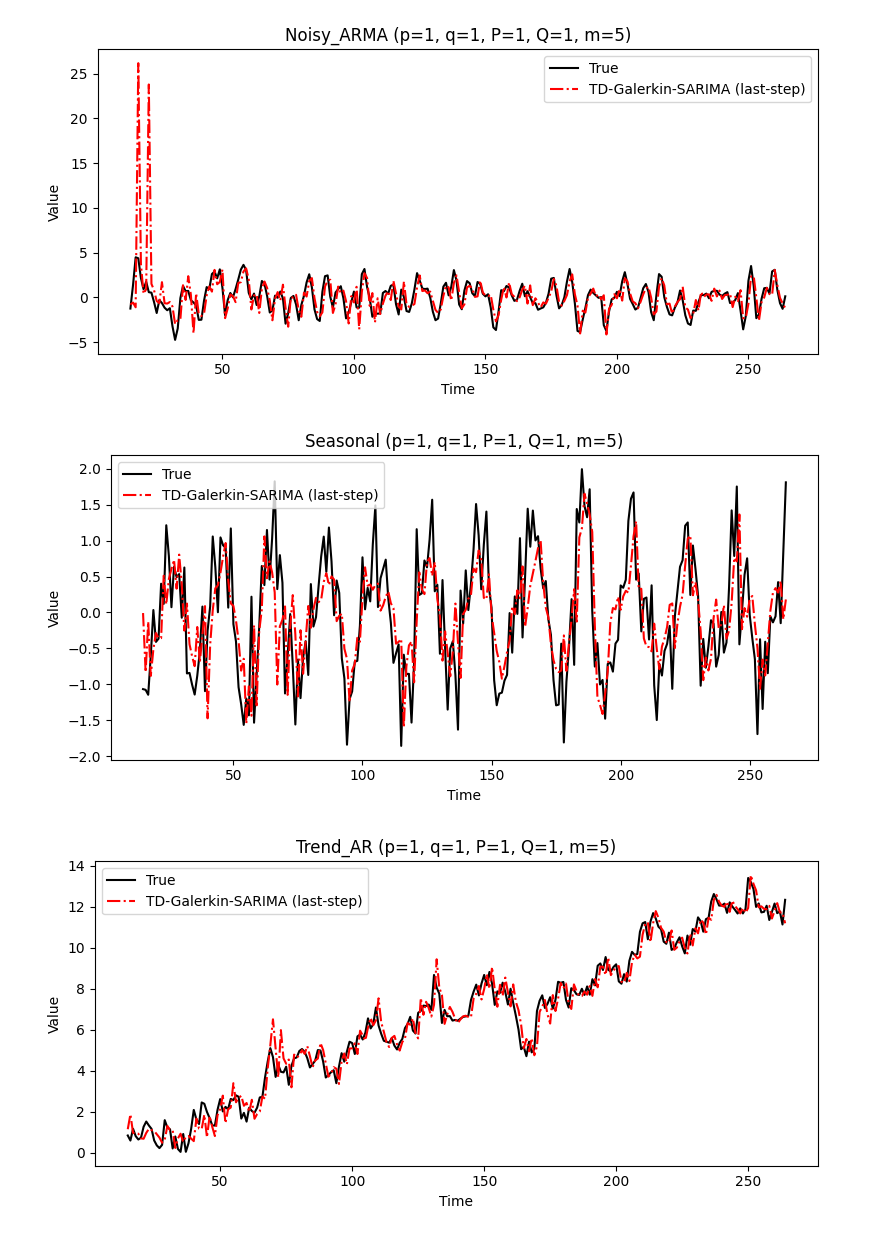
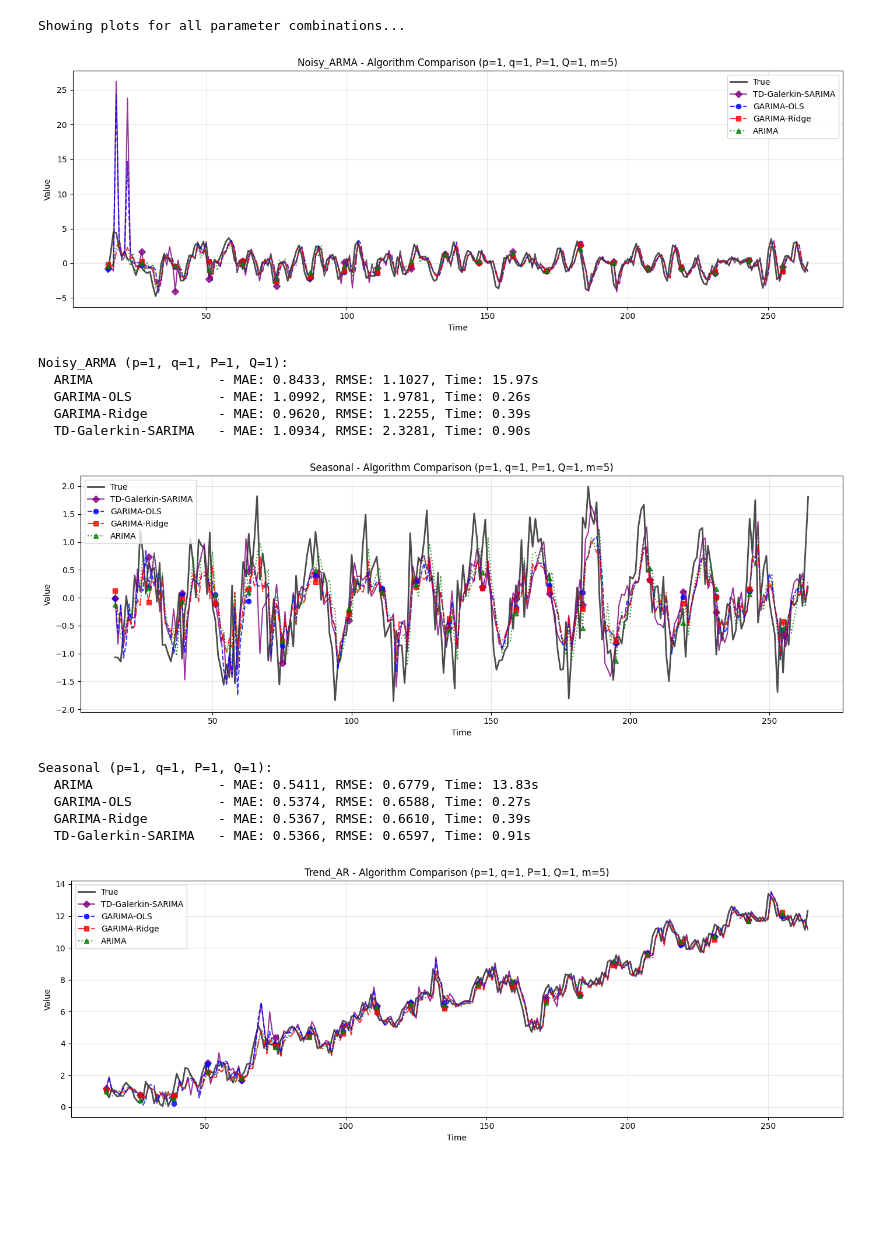
Before and after one commit to Gingerbread1213/Galerkin_ARIMA, a Jupyter notebook: TD_GARIMA_sythetic.ipynb, the cells around one changed output. Saved outputs shown, nothing was run; the diff lists cells and outputs as text; code cells hidden in the pictures; blank space fills up the shorter version.

Commit message:
ridge

```diff
--- a/TD_GARIMA_sythetic.ipynb
+++ b/TD_GARIMA_sythetic.ipynb
@@ -52,6 +52,7 @@ P_values = [1]
 Q_values = [1]
 m_seasonal = 5
 orders = [(p, q, P, Q) for p in p_values for q in q_values for P in P_values for Q in Q_values]
+forecast_steps = 1  # Add missing forecast_steps definition
 # %%
 def td_forecast_k_steps(model: TDRLSGalerkinSARIMA, y_hist: np.ndarray, steps: int) -> np.ndarray:
     y_hist_work = np.asarray(y_hist, dtype=float).copy()
@@ -161,23 +226,63 @@ Averaged over 1 runs (including timing):
 # %%
-# results table
+# Plot comparison of all four algorithms
+print("Showing plots for all parameter combinations...")
+print()
 
-
-# ----- plots (same style; plot the saved last-step TD forecasts) -----
 for name, series in datasets.items():
     for p, q, P, Q in orders:
         y_true = series[window:window + horizon]
-        sg = first_run_preds[(name, p, q, P, Q)]
 
-        plt.figure(figsize=(8, 4))
-        plt.plot(range(window, window + horizon), y_true, 'k-', label='True')
-        plt.plot(range(window, window + horizon), sg, 'r-.', label='TD-Galerkin-SARIMA (last-step)')
-        plt.title(f"{name} (p={p}, q={q}, P={P}, Q={Q}, m={m_seasonal})")
+        plt.figure(figsize=(14, 5))
+        plt.plot(range(window, window + horizon), y_true, 'k-', linewidth=2, label='True', alpha=0.7)
+
+        # Plot each algorithm if it ran successfully
+        colors = {'TD-Galerkin-SARIMA': 'purple', 'GARIMA-OLS': 'blue', 'GARIMA-Ridge': 'red', 'ARIMA': 'green'}
+        markers = {'TD-Galerkin-SARIMA': 'D', 'GARIMA-OLS': 'o', 'GARIMA-Ridge': 's', 'ARIMA': '^'}
+        linestyles = {'TD-Galerkin-SARIMA': '-', 'GARIMA-OLS': '--', 'GARIMA-Ridge': '-.', 'ARIMA': ':'}
+
+        for alg_name in ['TD-Galerkin-SARIMA', 'GARIMA-OLS', 'GARIMA-Ridge', 'ARIMA']:
+            key = (name, p, q, P, Q, alg_name)
+            if key in first_run_preds:
+                preds = first_run_preds[key]
+                plt.plot(range(window, window + horizon), preds,
+                        color=colors[alg_name],
+                        linestyle=linestyles[alg_name],
+                        marker=markers[alg_name],
+                        markevery=max(1, horizon//20),  # Show markers at reasonable intervals
+                        label=alg_name,
+                        alpha=0.8)
+
+        plt.title(f"{name} - Algorithm Comparison (p={p}, q={q}, P={P}, Q={Q}, m={m_seasonal})", fontsize=12)
         plt.xlabel("Time")
         plt.ylabel("Value")
-        plt.legend()
+        plt.legend(loc='best')
+        plt.grid(True, alpha=0.3)
         plt.tight_layout()
         plt.show()
+
+        # Print error metrics for this parameter combo
+        print(f"\n{name} (p={p}, q={q}, P={P}, Q={Q}):")
+        subset = agg[(agg['Dataset'] == name) &
+                     (agg['p'] == p) &
+                     (agg['q'] == q) &
+                     (agg['P'] == P) &
+                     (agg['Q'] == Q)]
+        if not subset.empty:
+            for _, row in subset.iterrows():
+                print(f"  {row['Alg']:20s} - MAE: {row['MAE']:.4f}, RMSE: {row['RMSE']:.4f}, Time: {row['combo_sec']:.2f}s")
+        print()
 # %% [output]
+Showing plots for all parameter combinations...
-[figure, old version]
+[figure, new version]
+Noisy_ARMA (p=1, q=1, P=1, Q=1):
+  ARIMA                - MAE: 0.8433, RMSE: 1.1027, Time: 15.97s
+  GARIMA-OLS           - MAE: 1.0992, RMSE: 1.9781, Time: 0.26s
+  GARIMA-Ridge         - MAE: 0.9620, RMSE: 1.2255, Time: 0.39s
+  TD-Galerkin-SARIMA   - MAE: 1.0934, RMSE: 2.3281, Time: 0.90s
-[figure, old version]
+[figure, new version]
+Seasonal (p=1, q=1, P=1, Q=1):
+  ARIMA                - MAE: 0.5411, RMSE: 0.6779, Time: 13.83s
+  GARIMA-OLS           - MAE: 0.5374, RMSE: 0.6588, Time: 0.27s
+  GARIMA-Ridge         - MAE: 0.5367, RMSE: 0.6610, Time: 0.39s
+  TD-Galerkin-SARIMA   - MAE: 0.5366, RMSE: 0.6597, Time: 0.91s
-[figure, old version]
+[figure, new version]
```
Also changed, not shown: parts of 3 cells of this notebook, 4 other files.
